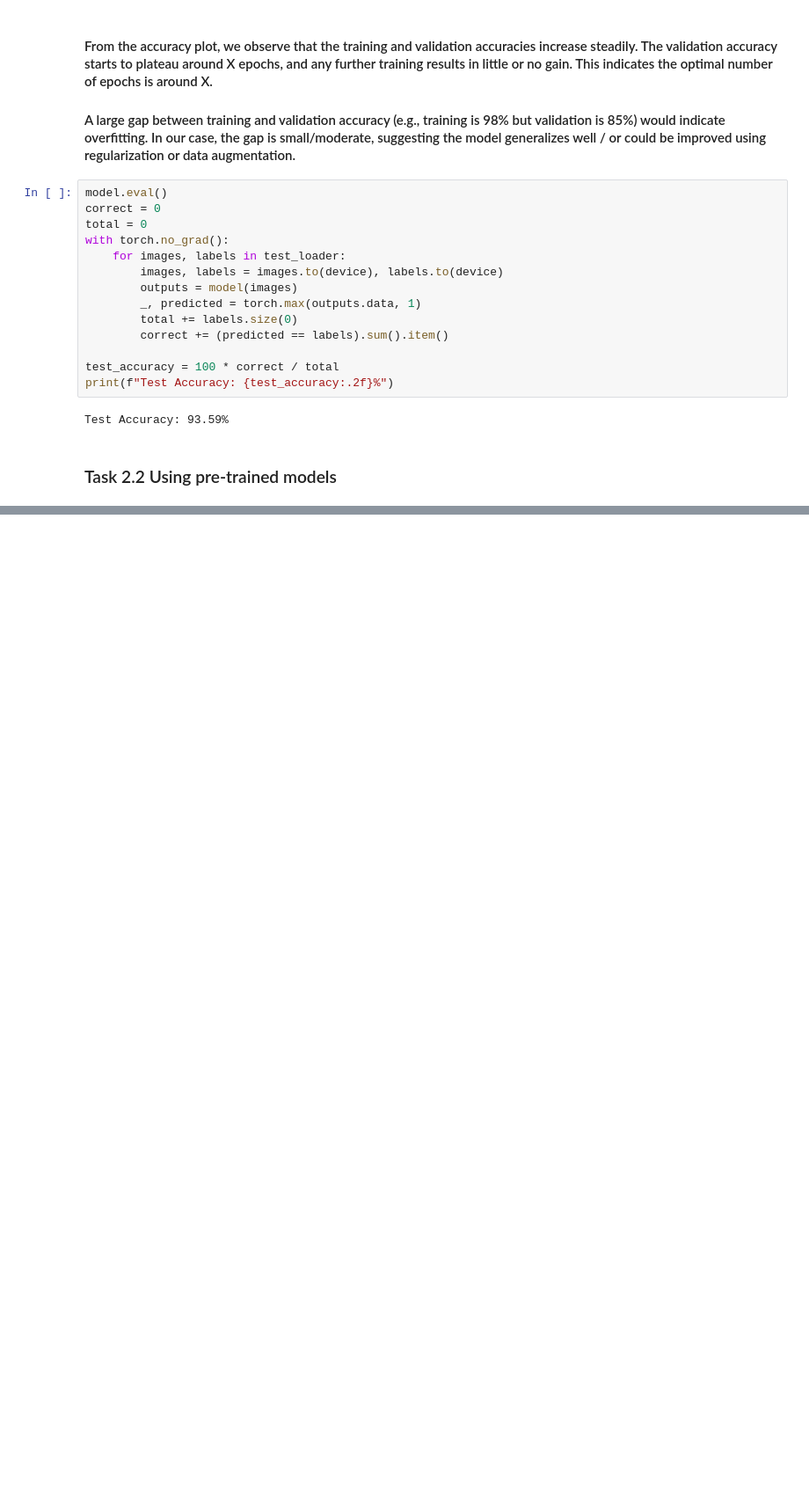
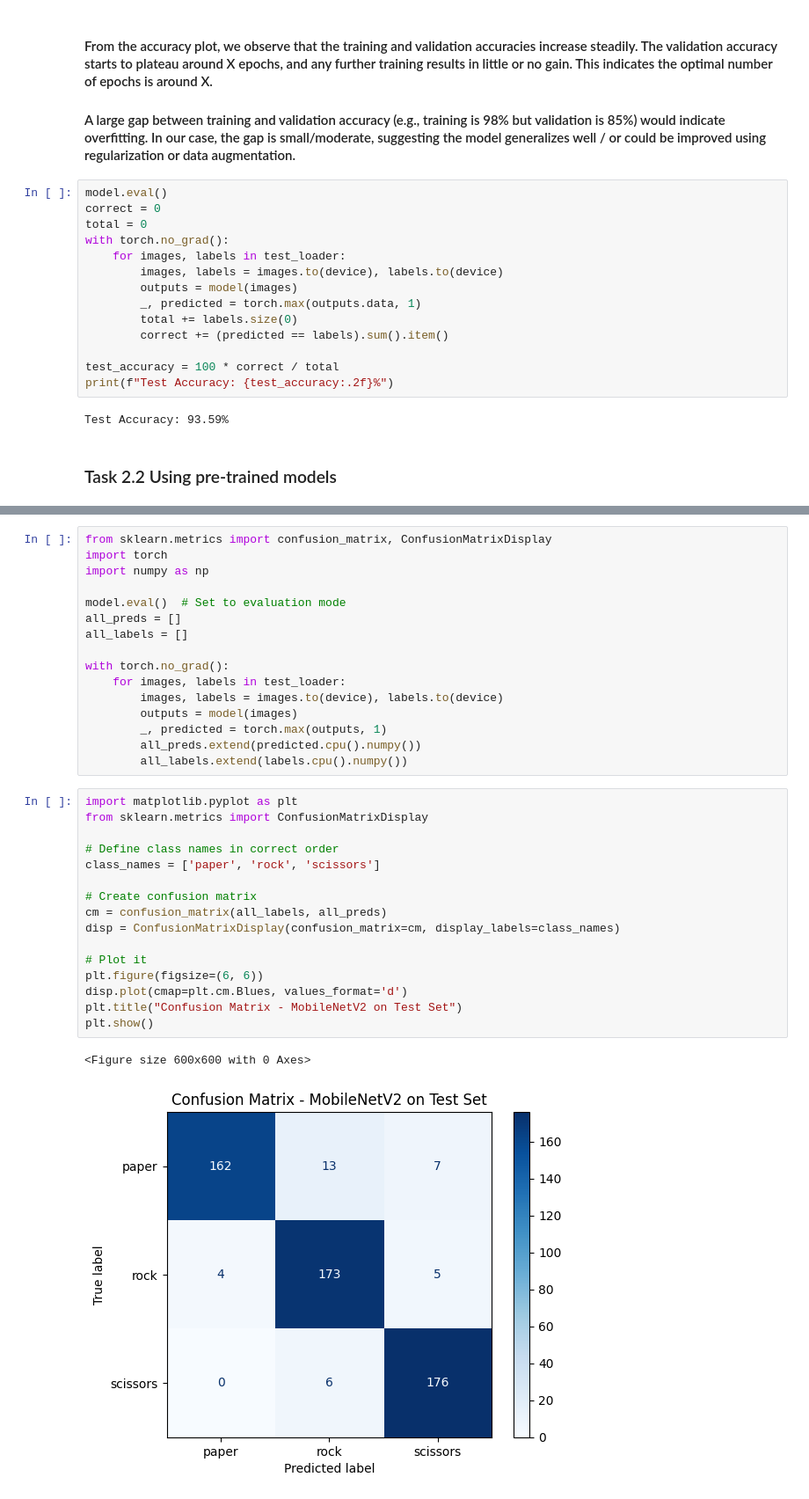
Before and after one commit to COMP3420-2025S1/assignment-2-marleybharat, a Jupyter notebook: Assignment02.ipynb, the cells around one changed output, grey strips where cells are left out. Shown at 88% size. Drawn from its saved outputs; the diff is of its cells as text; blank space fills up the shorter version.

```diff
--- a/Assignment02.ipynb
+++ b/Assignment02.ipynb
@@ -307,0 +499,35 @@ Test Accuracy: 93.59%
+# %%
+from sklearn.metrics import confusion_matrix, ConfusionMatrixDisplay
+import torch
+import numpy as np
+
+model.eval()  # Set to evaluation mode
+all_preds = []
+all_labels = []
+
+with torch.no_grad():
+    for images, labels in test_loader:
+        images, labels = images.to(device), labels.to(device)
+        outputs = model(images)
+        _, predicted = torch.max(outputs, 1)
+        all_preds.extend(predicted.cpu().numpy())
+        all_labels.extend(labels.cpu().numpy())
+# %%
+import matplotlib.pyplot as plt
+from sklearn.metrics import ConfusionMatrixDisplay
+
+# Define class names in correct order
+class_names = ['paper', 'rock', 'scissors']
+
+# Create confusion matrix
+cm = confusion_matrix(all_labels, all_preds)
+disp = ConfusionMatrixDisplay(confusion_matrix=cm, display_labels=class_names)
+
+# Plot it
+plt.figure(figsize=(6, 6))
+disp.plot(cmap=plt.cm.Blues, values_format='d')
+plt.title("Confusion Matrix - MobileNetV2 on Test Set")
+plt.show()
+# %% [output]
+<Figure size 600x600 with 0 Axes>
+[figure, added]
```
Also changed, not shown: parts of 17 cells of this notebook.
